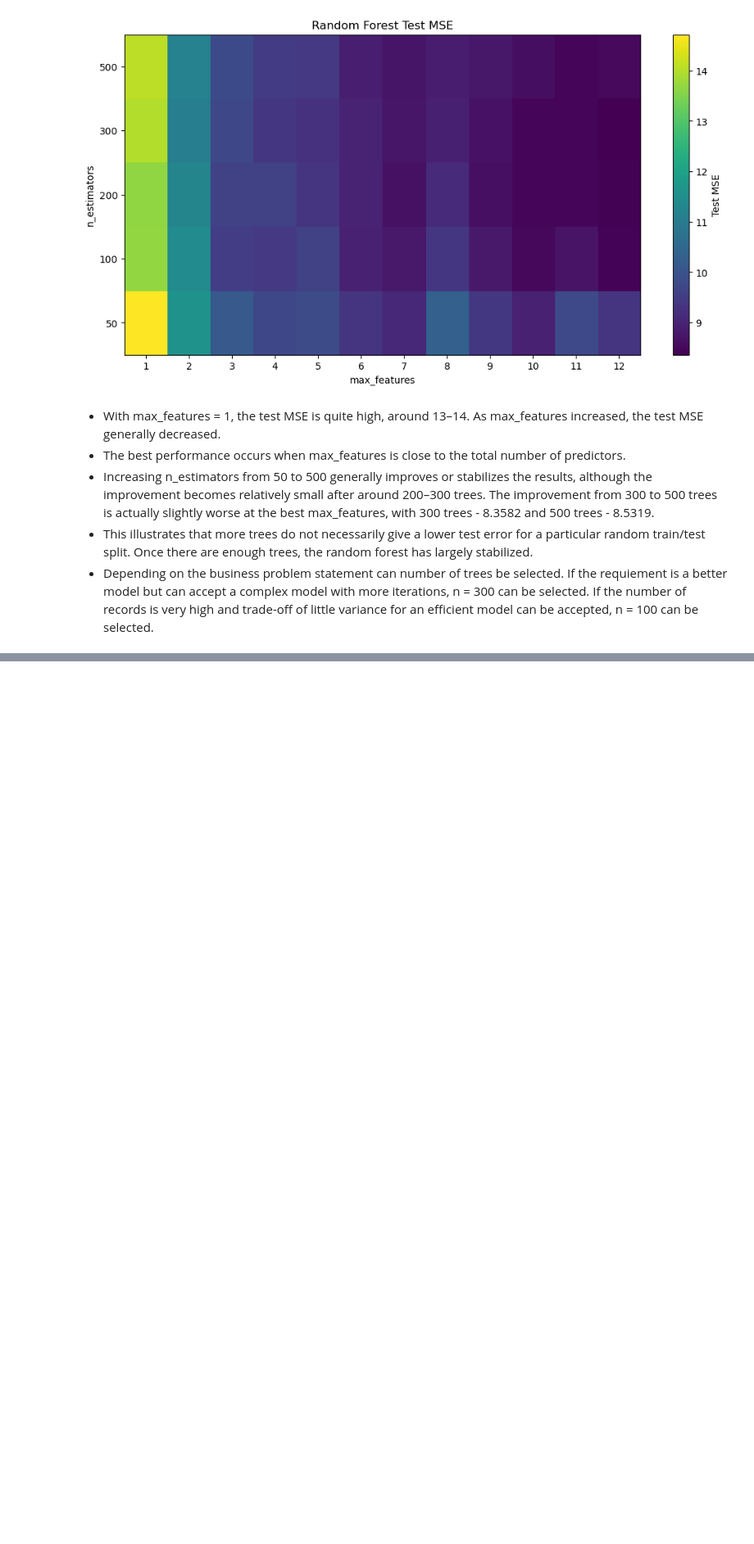
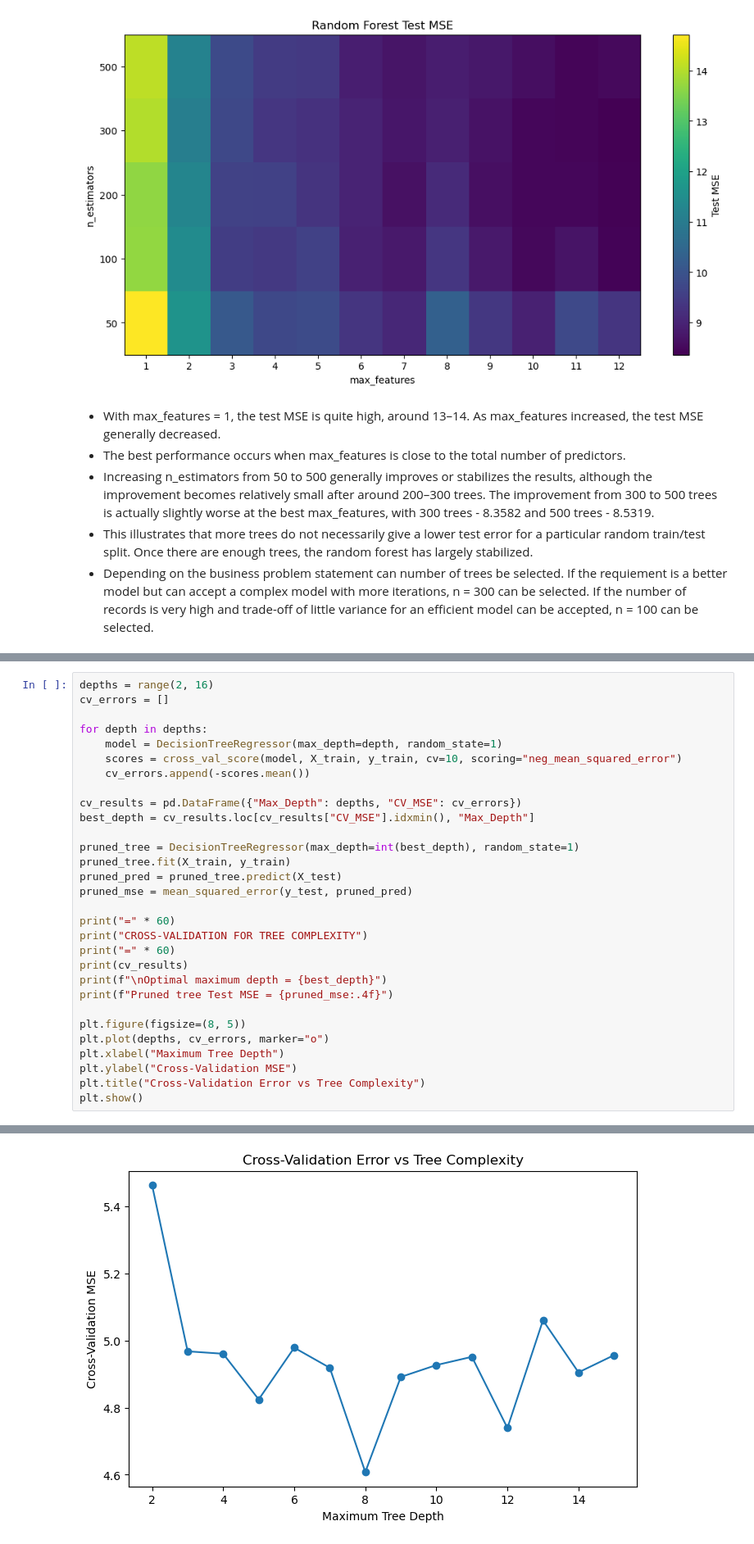
Before and after one commit to sumukha-r/isl-python-solutions, a Jupyter notebook: Chapter08-Tree-Based-Models/Chapter08-Tree-Based-Models.ipynb, the cells around one changed output, grey strips where cells are left out. Shown at 82% size. Drawn from its saved outputs; the diff is of its cells as text; blank space fills up the shorter version.

```diff
--- a/Chapter08-Tree-Based-Models/Chapter08-Tree-Based-Models.ipynb
+++ b/Chapter08-Tree-Based-Models/Chapter08-Tree-Based-Models.ipynb
@@ -88,0 +138,31 @@ Test MSE = 8.3582
+# %%
+depths = range(2, 16)
+cv_errors = []
+
+for depth in depths:
+    model = DecisionTreeRegressor(max_depth=depth, random_state=1)
+    scores = cross_val_score(model, X_train, y_train, cv=10, scoring="neg_mean_squared_error")
+    cv_errors.append(-scores.mean())
+
+cv_results = pd.DataFrame({"Max_Depth": depths, "CV_MSE": cv_errors})
+best_depth = cv_results.loc[cv_results["CV_MSE"].idxmin(), "Max_Depth"]
+
+pruned_tree = DecisionTreeRegressor(max_depth=int(best_depth), random_state=1)
+pruned_tree.fit(X_train, y_train)
+pruned_pred = pruned_tree.predict(X_test)
+pruned_mse = mean_squared_error(y_test, pruned_pred)
+
+print("=" * 60)
+print("CROSS-VALIDATION FOR TREE COMPLEXITY")
+print("=" * 60)
+print(cv_results)
+print(f"\nOptimal maximum depth = {best_depth}")
+print(f"Pruned tree Test MSE = {pruned_mse:.4f}")
+
+plt.figure(figsize=(8, 5))
+plt.plot(depths, cv_errors, marker="o")
+plt.xlabel("Maximum Tree Depth")
+plt.ylabel("Cross-Validation MSE")
+plt.title("Cross-Validation Error vs Tree Complexity")
+plt.show()
+# %% [output]
@@ -88,0 +186 @@ Test MSE = 8.3582
+[figure, added]
```
Also changed, not shown: parts of 9 cells of this notebook, 1 other file.
